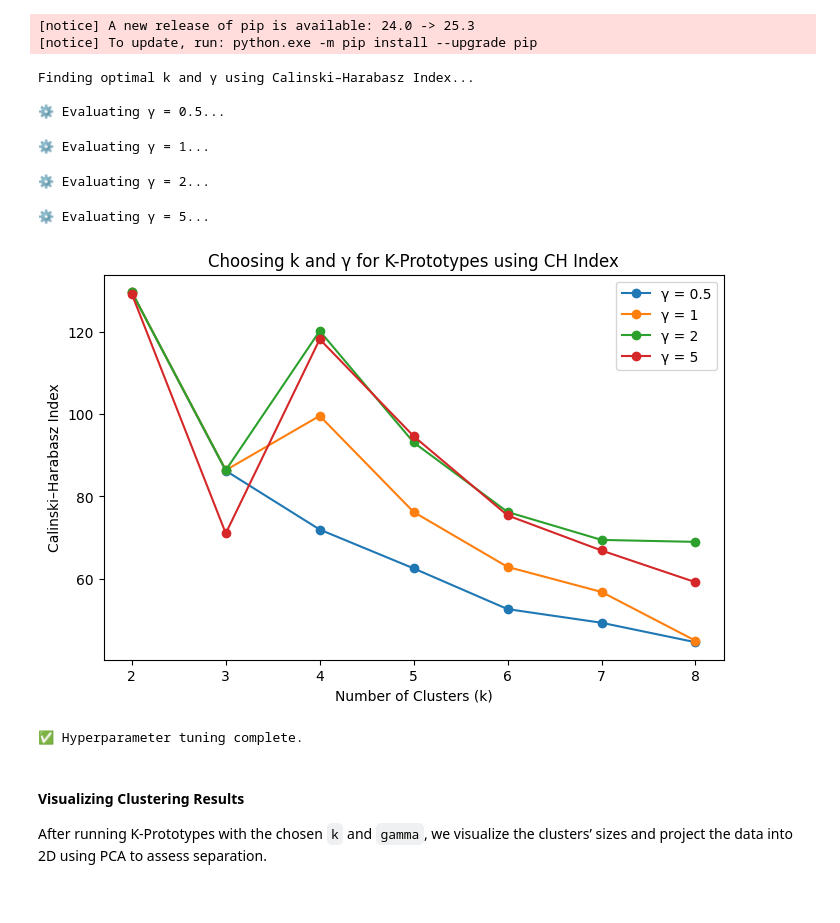
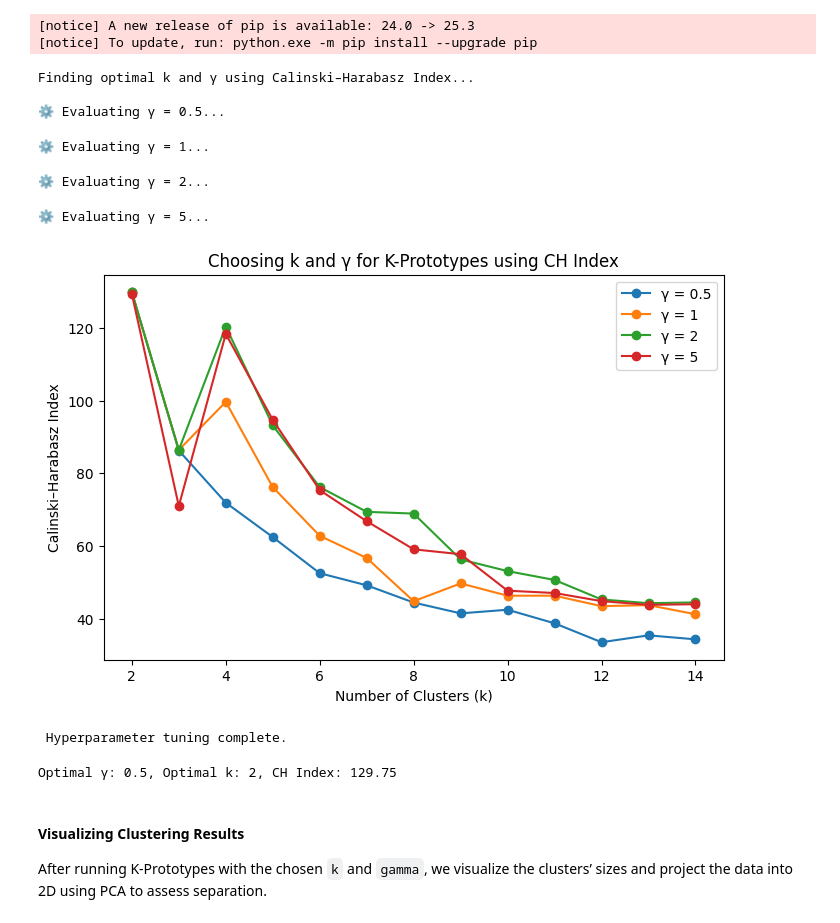
Before and after one commit to vatslgoswami/IML_A2, a Jupyter notebook: clustering.ipynb, the cells around one changed output. Drawn from its saved outputs; the diff is of its cells as text; code cells hidden in the pictures.

```diff
--- a/clustering.ipynb
+++ b/clustering.ipynb
@@ -1513,7 +1513,7 @@ from tqdm import tqdm
 # Since silhouette is unreliable for mixed data, we use CH index.
 # It rewards high inter-cluster separation and low intra-cluster variance.
 
-k_values = range(2, 9)
+k_values = range(2, 15)
 gamma_values = [0.5, 1, 2, 5]
 
 ch_results = []
@@ -1526,35 +1526,43 @@ X_num_sub = X_num[sample_idx]
 X_cat_sub = X_cat[sample_idx]
 
 for g in gamma_values:
     ch_scores = []
     print(f"\n⚙️ Evaluating γ = {g}...")
     for k in tqdm(k_values, desc=f"  Testing k values for γ={g}"):
         labels, _, _ = k_prototypes(X_num_sub, X_cat_sub, k=k, gamma=g, max_iter=30)
         X_eval = np.concatenate([X_num_sub, X_cat_sub], axis=1)
         ch = calinski_harabasz_score(X_eval, labels)
         ch_scores.append(ch)
     ch_results.append(ch_scores)
 
 # Plot CH vs. k for different gamma
 plt.figure(figsize=(8, 5))
 for i, g in enumerate(gamma_values):
     plt.plot(k_values, ch_results[i], marker='o', label=f'γ = {g}')
 plt.xlabel('Number of Clusters (k)')
 plt.ylabel('Calinski–Harabasz Index')
 plt.title('Choosing k and γ for K-Prototypes using CH Index')
 plt.legend()
 plt.show()
 
 print("\n Hyperparameter tuning complete.")
 # %% [output]
 Finding optimal k and γ using Calinski–Harabasz Index...
 
 ⚙️ Evaluating γ = 0.5...
 ⚙️ Evaluating γ = 1...
 ⚙️ Evaluating γ = 2...
 ⚙️ Evaluating γ = 5...
-[figure, old version]
+[figure, new version]
-✅ Hyperparameter tuning complete.
+ Hyperparameter tuning complete.
+# %%
+# After computing CH for different k/gamma
+best_idx = np.unravel_index(np.argmax(ch_results), np.array(ch_results).shape)
+best_gamma = gamma_values[best_idx[0]]
+best_k = k_values[best_idx[1]]
+print(f"Optimal γ: {best_gamma}, Optimal k: {best_k}, CH Index: {ch_results[best_idx[0]][best_idx[1]]:.2f}")
+# %% [output]
+Optimal γ: 0.5, Optimal k: 2, CH Index: 129.75
 # %% [markdown]
 #### Visualizing Clustering Results
 
```
Also changed, not shown: parts of 6 cells of this notebook.
